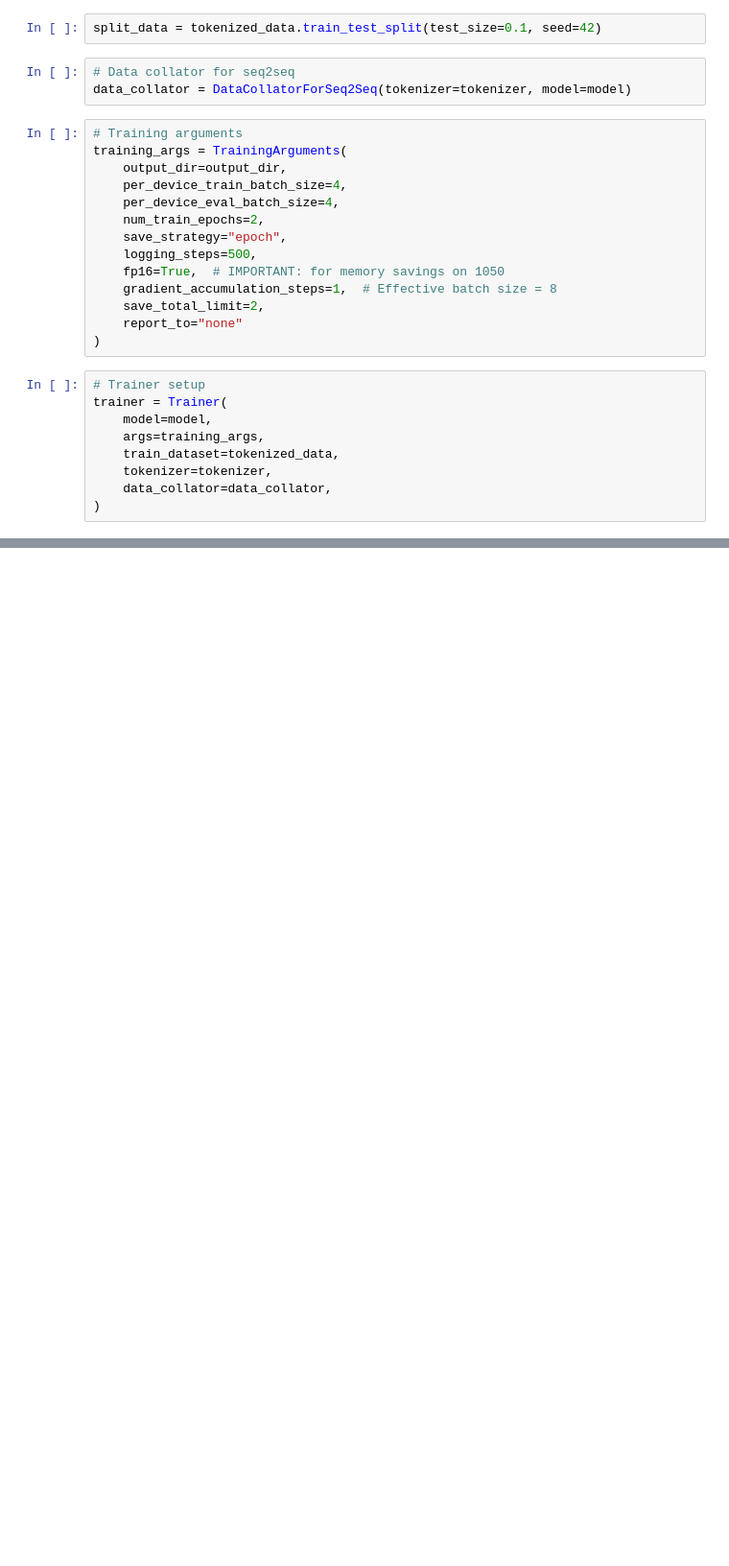
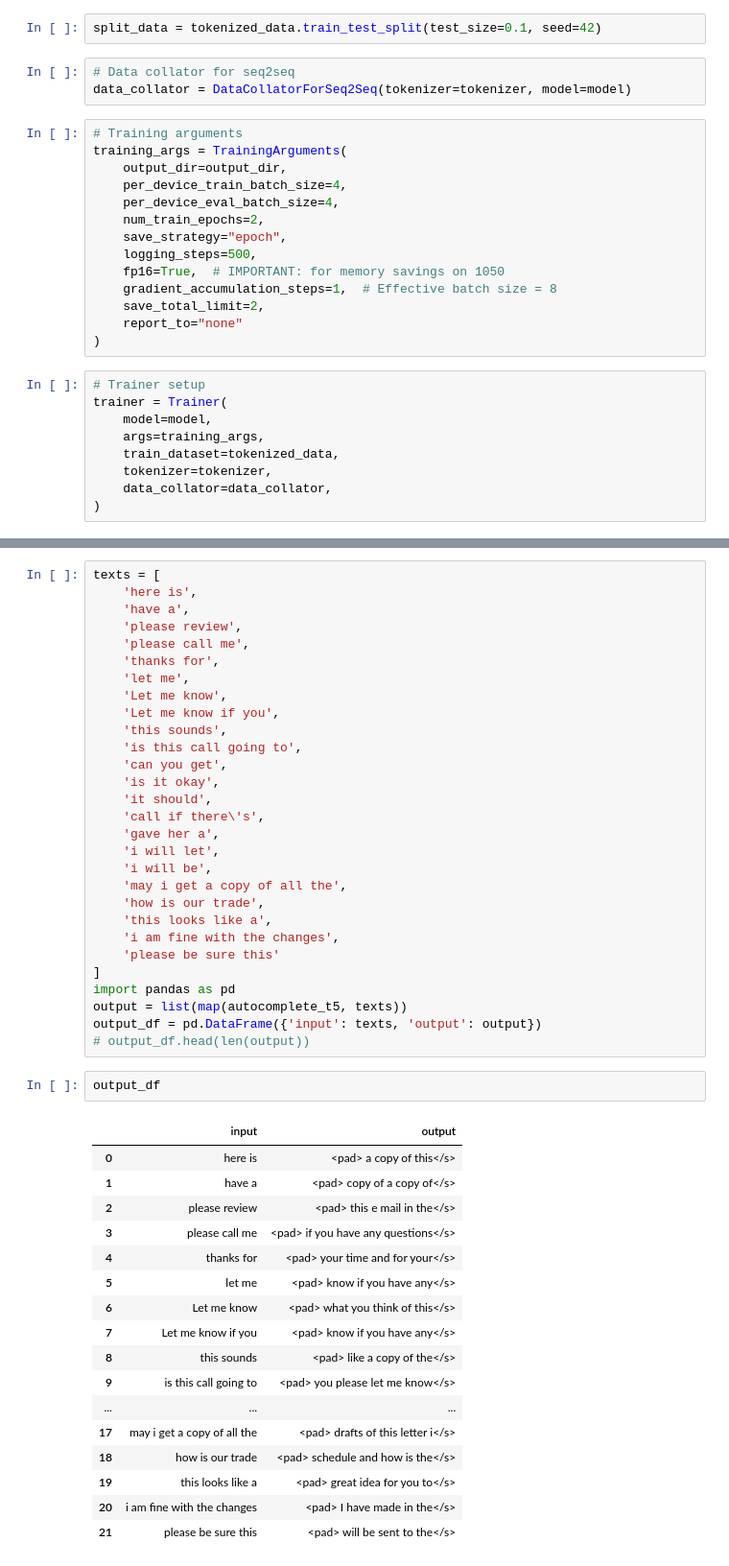
Before and after one commit to Sarita-Joshi/GPT2-inline-text-auto-completion, a Jupyter notebook: scripts/train_t5.ipynb, the cells around one changed output, grey strips where cells are left out. Shown at 96% size. Drawn from its saved outputs; the diff is of its cells as text; blank space fills up the shorter version.

```diff
--- a/scripts/train_t5.ipynb
+++ b/scripts/train_t5.ipynb
@@ -218,0 +242,49 @@ print(f"✅ Model saved at {output_dir}")
+# %%
+texts = [
+    'here is',
+    'have a',
+    'please review',
+    'please call me',
+    'thanks for',
+    'let me',
+    'Let me know',
+    'Let me know if you',
+    'this sounds',
+    'is this call going to',
+    'can you get',
+    'is it okay',
+    'it should',
+    'call if there\'s',
+    'gave her a',
+    'i will let',
+    'i will be',
+    'may i get a copy of all the',
+    'how is our trade',
+    'this looks like a',
+    'i am fine with the changes',
+    'please be sure this'
+]
+import pandas as pd
+output = list(map(autocomplete_t5, texts))
+output_df = pd.DataFrame({'input': texts, 'output': output})
+# output_df.head(len(output))
+# %%
+output_df
+# %% [output]
+|  | input | output |
+| 0 | here is | <pad> a copy of this</s> |
+| 1 | have a | <pad> copy of a copy of</s> |
+| 2 | please review | <pad> this e mail in the</s> |
+| 3 | please call me | <pad> if you have any questions</s> |
+| 4 | thanks for | <pad> your time and for your</s> |
+| 5 | let me | <pad> know if you have any</s> |
+| 6 | Let me know | <pad> what you think of this</s> |
+| 7 | Let me know if you | <pad> know if you have any</s> |
+| 8 | this sounds | <pad> like a copy of the</s> |
+| 9 | is this call going to | <pad> you please let me know</s> |
+| ... | ... | ... |
+| 17 | may i get a copy of all the | <pad> drafts of this letter i</s> |
+| 18 | how is our trade | <pad> schedule and how is the</s> |
+| 19 | this looks like a | <pad> great idea for you to</s> |
+| 20 | i am fine with the changes | <pad> I have made in the</s> |
+| 21 | please be sure this | <pad> will be sent to the</s> |
```
Also changed, not shown: parts of 7 cells of this notebook, 8 other files.
